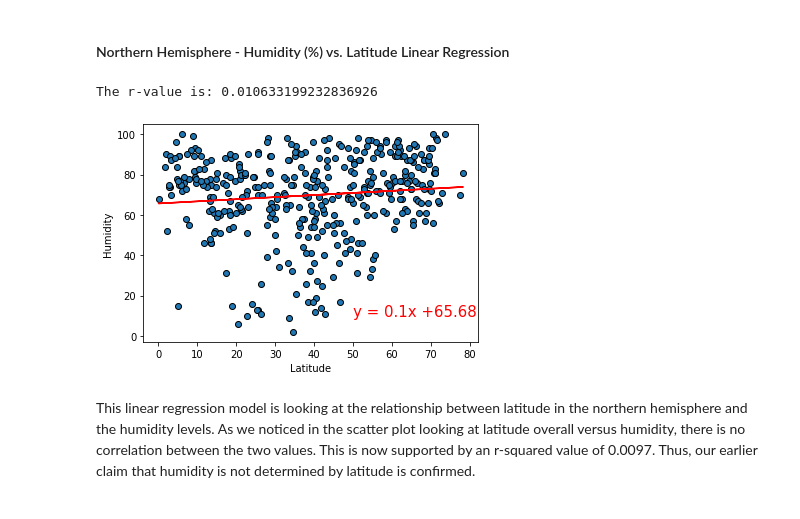
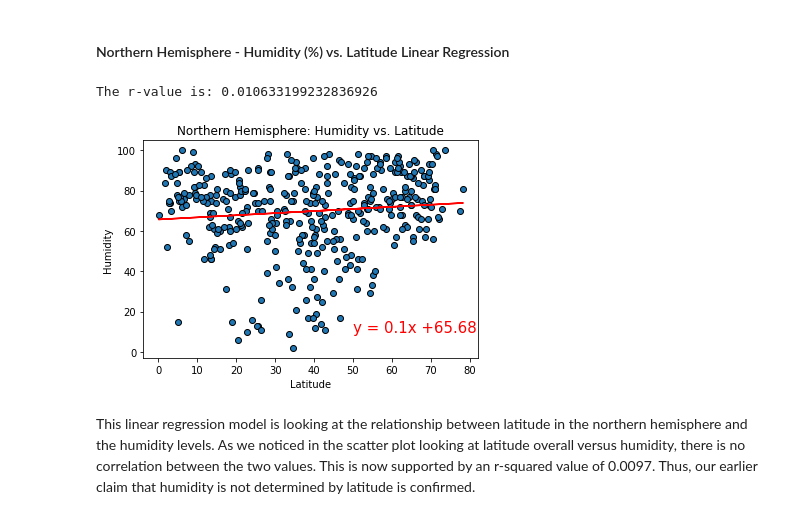
Before and after one commit to apfleegor/python-api-challenge, a Jupyter notebook: WeatherPy/WeatherPy.ipynb, the cells around one changed output. Drawn from its saved outputs; the diff is of its cells as text; code cells hidden in the pictures.

```diff
--- a/WeatherPy/WeatherPy.ipynb
+++ b/WeatherPy/WeatherPy.ipynb
@@ -209,3 +237,5 @@ clean_city_data.head()
+# %%
+clean_city_data = weather_df.copy(deep=True)
 # %%
 # check to make sure that humidity max is less than or equal to 100
 clean_city_data.describe()
@@ -402,34 +434,35 @@ We can also see that there seems to be less data points for the southern hemisph
 # %%
 # get only northern hemisphere
 north_lat_values = clean_city_data.loc[clean_city_data['lat'] >= 0]['lat']
 north_humid_values = clean_city_data.loc[clean_city_data['lat'] >= 0]['Humidity']
 
 # perform linear regression
 (slope, intercept, rvalue, pvalue, stderr) = linregress(north_lat_values, north_humid_values)
 regress_values = north_lat_values * slope + intercept
 
 # create string of line equation
 line_eq = "y = " + str(round(slope,2)) + "x +" + str(round(intercept,2))
 
 # create the scatter plot
 plt.scatter(north_lat_values, north_humid_values, edgecolors='black')
 plt.plot(north_lat_values, regress_values, "r-")
 
 # formatting
 plt.xlabel('Latitude')
 plt.ylabel('Humidity')
+plt.title('Northern Hemisphere: Humidity vs. Latitude')
 plt.annotate(line_eq,(50,10),fontsize=15,color="red")
 
 # print the r-squared value
 print(f"The r-value is: {rvalue**2}")
 
 # save the plot as an image
 plt.savefig('Images/NorthHumidVLat.png')
 
 plt.show()
 # %% [output]
 The r-value is: 0.010633199232836926
-[figure, old version]
+[figure, new version]
 # %% [markdown]
 This linear regression model is looking at the relationship between latitude in the northern hemisphere and the humidity levels. As we noticed in the scatter plot looking at latitude overall versus humidity, there is no correlation between the two values. This is now supported by an r-squared value of 0.0097. Thus, our earlier claim that humidity is not determined by latitude is confirmed.
 # %% [markdown]
```
Also changed, not shown: parts of 10 cells of this notebook, 10 other files.
